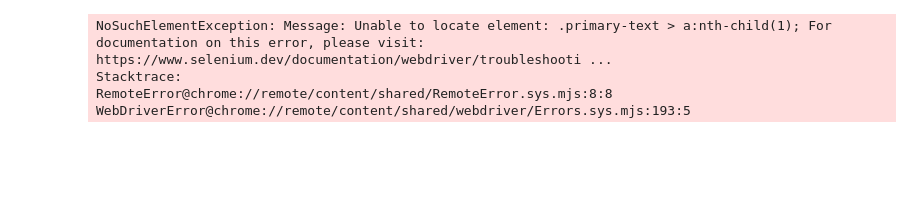
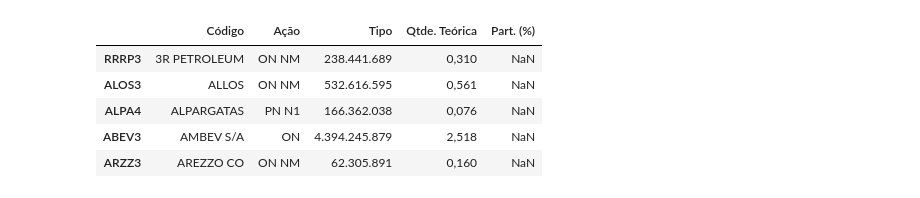
Before and after one commit to pdiegoneves/UNICESUMAR-Python-Avancado, a Jupyter notebook: notebook.ipynb, the cells around one changed output. Cells and saved outputs as stored; diff of their text form; code cells hidden in the pictures; blank space fills up the shorter version.

```diff
--- a/notebook.ipynb
+++ b/notebook.ipynb
@@ -8,12 +9,12 @@ import yfinance as yf
 from selenium import webdriver
 from selenium.webdriver.common.by import By
 # %%
-# options = webdriver.ChromeOptions()
-# prefs = {"download.default_directory" : "./"}
-
-# options.add_experimental_option("prefs", prefs)
-# driver = webdriver.Chrome(executable_path="C:/Users/paulo.neves/AppData/Local/Google/Chrome/Application/", chrome_options=options)
-driver = webdriver.Firefox()
+chromeOptions = webdriver.ChromeOptions()
+prefs = {"download.default_directory" : os.getcwd()}
+chromeOptions.add_experimental_option("prefs",prefs)
+# chromedriver = "path/to/chromedriver.exe"
+# driver = webdriver.Chrome(executable_path=chromedriver, options=chromeOptions)
+driver = webdriver.Chrome(options=chromeOptions)
 
 driver.get("https://sistemaswebb3-listados.b3.com.br/indexPage/day/IBOV?language=pt-br")
 
@@ -23,8 +24,3 @@ btn_download.click()
 time.sleep(3)
 
 driver.close()
-# %% [output]
-NoSuchElementException: Message: Unable to locate element: .primary-text > a:nth-child(1); For documentation on this error, please visit: https://www.selenium.dev/documentation/webdriver/troubleshooti ...
-Stacktrace:
-RemoteError@chrome://remote/content/shared/RemoteError.sys.mjs:8:8
-WebDriverError@chrome://remote/content/shared/webdriver/Errors.sys.mjs:193:5
@@ -32,0 +27,10 @@ df = pd.read_csv()
+# %%
+df = pd.read_csv('./IBOVDia_18-06-24.csv', sep=';', skiprows=1, encoding='latin-1')
+df.head()
+# %% [output]
+|  | Código | Ação | Tipo | Qtde. Teórica | Part. (%) |
+| RRRP3 | 3R PETROLEUM | ON NM | 238.441.689 | 0,310 | NaN |
+| ALOS3 | ALLOS | ON NM | 532.616.595 | 0,561 | NaN |
+| ALPA4 | ALPARGATAS | PN N1 | 166.362.038 | 0,076 | NaN |
+| ABEV3 | AMBEV S/A | ON | 4.394.245.879 | 2,518 | NaN |
+| ARZZ3 | AREZZO CO | ON NM | 62.305.891 | 0,160 | NaN |
```
Also changed, not shown: parts of 15 cells of this notebook, 1 other file.
